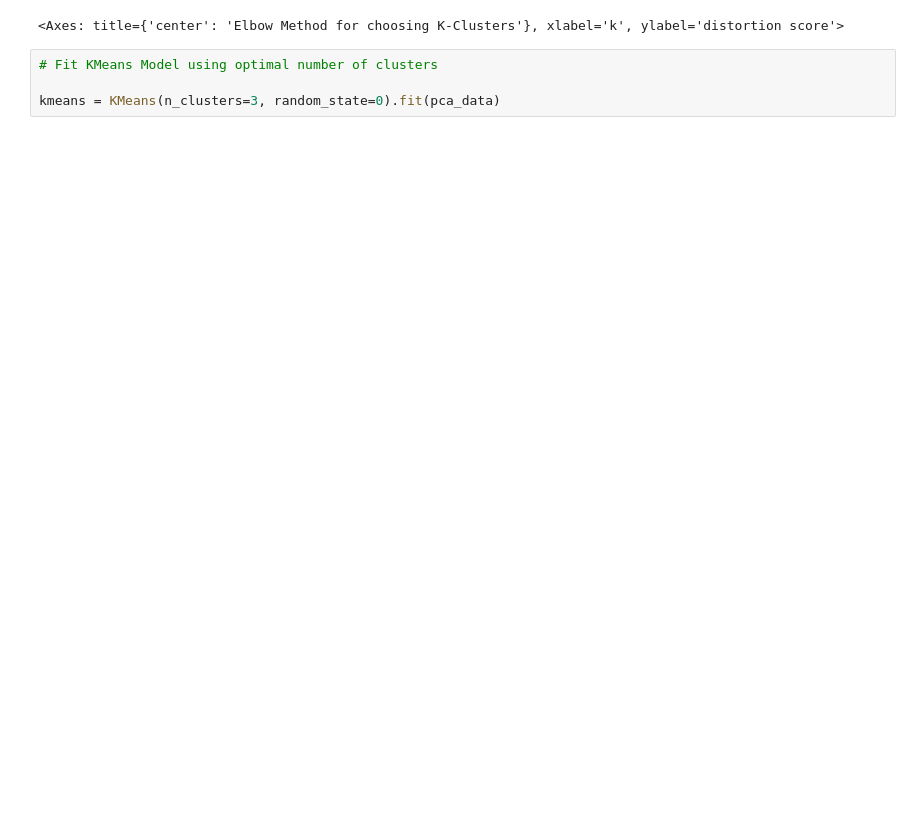
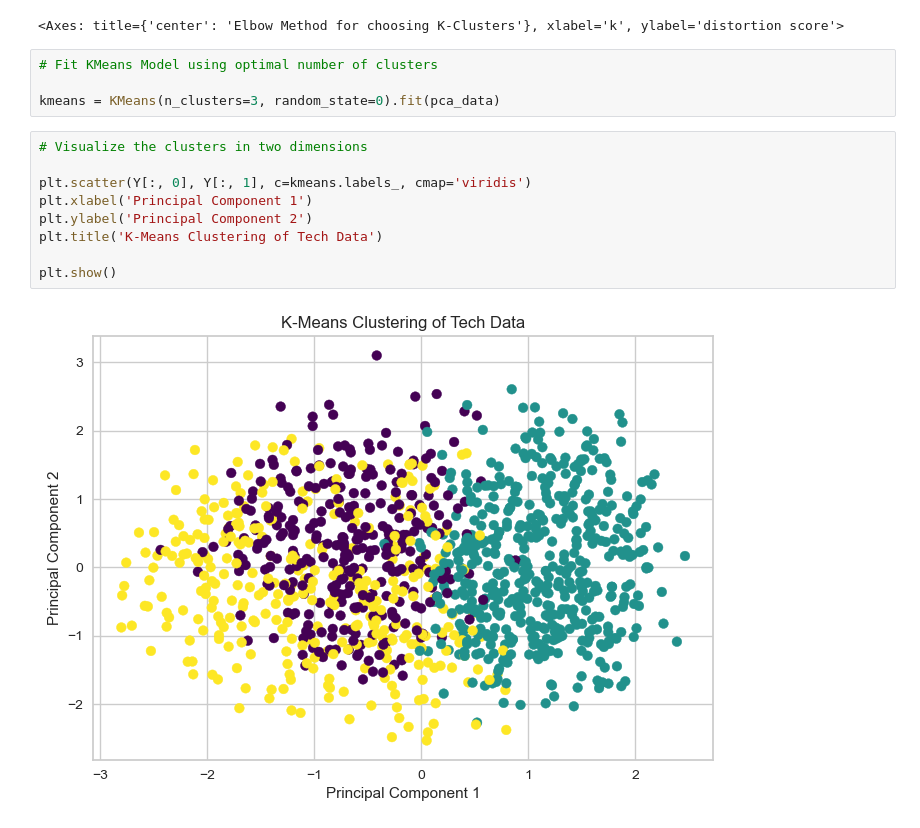
Before and after one commit to AlexandraFaria/UnsupervisedLearningTask1Project, a Jupyter notebook: Task1DataAnalysis.ipynb, the cells around one changed output. Drawn from its saved outputs; the diff is of its cells as text; blank space fills up the shorter version.

```diff
--- a/Task1DataAnalysis.ipynb
+++ b/Task1DataAnalysis.ipynb
@@ -248,3 +254,14 @@ visualizer.show()
 # Fit KMeans Model using optimal number of clusters
 
 kmeans = KMeans(n_clusters=3, random_state=0).fit(pca_data)
+# %%
+# Visualize the clusters in two dimensions
+
+plt.scatter(Y[:, 0], Y[:, 1], c=kmeans.labels_, cmap='viridis')
+plt.xlabel('Principal Component 1')
+plt.ylabel('Principal Component 2')
+plt.title('K-Means Clustering of Tech Data')
+
+plt.show()
+# %% [output]
+[figure, added]
```
Also changed, not shown: parts of 18 cells of this notebook.
